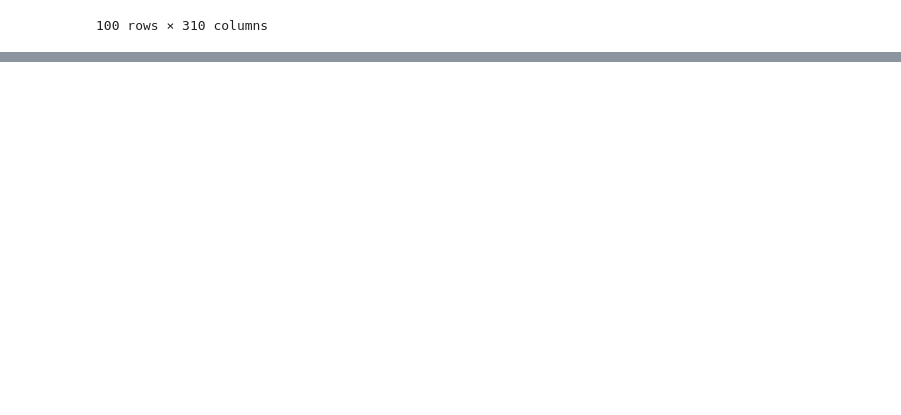
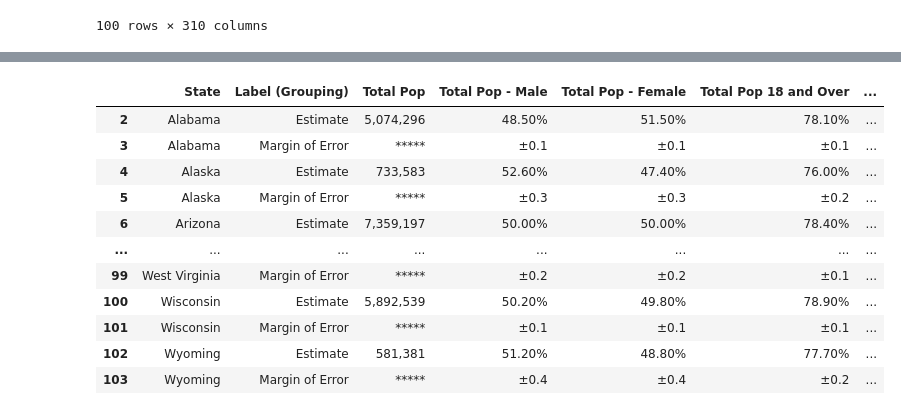
Before and after one commit to duhoang920/siads_593_milestone_1, a Jupyter notebook: main.ipynb, the cells around one changed output, grey strips where cells are left out. Saved outputs shown, nothing was run; the diff lists cells and outputs as text; code cells hidden in the pictures; blank space fills up the shorter version.

Commit message:
final census functions
added functions to finalize the data.

```diff
--- a/main.ipynb
+++ b/main.ipynb
@@ -210,9 +211,9 @@ final_col_list = [
     'SELECTED MONTHLY OWNER COSTS AS A PERCENTAGE OF HOUSEHOLD INCOME IN THE PAST 12 MONTHS!!Housing units with a mortgage (excluding units where SMOC cannot be computed)!!Less than 30 percent',
     'SELECTED MONTHLY OWNER COSTS AS A PERCENTAGE OF HOUSEHOLD INCOME IN THE PAST 12 MONTHS!!Housing units with a mortgage (excluding units where SMOC cannot be computed)!!30 percent or more'
 ]
-df_state_only_final = df_state_only_updated[final_col_list]
-display(df_state_only_final)
-print(df_state_only_final.columns)
+df_state_only_cols = df_state_only_updated[final_col_list]
+display(df_state_only_cols)
+# print(df_state_only_cols.columns)
 # %% [output]
 |  | State | Label (Grouping) | SEX AND AGE!!Total population | SEX AND AGE!!Total population!!Male | SEX AND AGE!!Total population!!Fe... | ... |
 | 2 | Alabama | Estimate | 5,074,296 | 48.50% | 51.50% | ... |
@@ -250,0 +231,80 @@ Index(['State', 'Label (Grouping)', 'SEX AND AGE!!Total population',
+# %%
+# Updating the column labels to a more friendly version.
+df_state_only_final = df_state_only_cols.rename(columns={
+    'SEX AND AGE!!Total population': 'Total Pop',
+    'SEX AND AGE!!Total population!!Male': 'Total Pop - Male',
+    'SEX AND AGE!!Total population!!Female': 'Total Pop - Female',
+    'SEX AND AGE!!Total population!!18 years and over': 'Total Pop 18 and Over',
+    'SEX AND AGE!!Total population!!18 years and over!!Male': 'Total Pop 18 and Over – Male',
+    'SEX AND AGE!!Total population!!18 years and over!!Female': 'Total Pop 18 and Over – Female',
+    'EDUCATIONAL ATTAINMENT!!Population 25 years and over': 'Pop 25 and Over - Educated',
+    'EDUCATIONAL ATTAINMENT!!Population 25 years and over!!High school graduate or higher': 'Pop 25 and Over – HS Graduate or Higher',
+    'EDUCATIONAL ATTAINMENT!!Population 25 years and over!!High school graduate or higher!!Male, high school graduate or higher': 'Pop 25 and Over – Male HS and Over',
+    'EDUCATIONAL ATTAINMENT!!Population 25 years and over!!High school graduate or higher!!Female, high school graduate or higher': 'Pop 25 and Over – Female HS and Over',
+    'VETERAN STATUS!!Civilian population 18 years and over': 'Civilian Pop 18 and Over',
+    'VETERAN STATUS!!Civilian population 18 years and over!!Civilian veteran': 'Civilian Veterans 18 and Over',
+    'EMPLOYMENT STATUS!!Population 16 years and over': 'Pop 16 and Over',
+    'EMPLOYMENT STATUS!!Population 16 years and over!!In labor force': 'Pop 16 and Over – Labor Force',
+    'EMPLOYMENT STATUS!!Population 16 years and over!!In labor force!!Civilian labor force': 'Pop 16 and Over – Civilian Labor',
+    'EMPLOYMENT STATUS!!Population 16 years and over!!In labor force!!Civilian labor force!!Employed': 'Pop 16 and Over – Employed',
+    'EMPLOYMENT STATUS!!Population 16 years and over!!In labor force!!Civilian labor force!!Unemployed': 'Pop 16 and Over – Unemployed',
+    'EMPLOYMENT STATUS!!Population 16 years and over!!In labor force!!Civilian labor force!!Unemployed!!Unemployment Rate': 'Unemployment Rate – 16 and Over',
+    'EMPLOYMENT STATUS!!Population 16 years and over!!In labor force!!Armed Forces': 'Pop 16 and Over – Armed Forces',
+    'EMPLOYMENT STATUS!!Population 16 years and over!!Not in labor force': 'Pop 16 and Over – Not in Labor Force',
+    'COMMUTING TO WORK!!Workers 16 years and over': 'Workers 16 and Over',
+    'COMMUTING TO WORK!!Workers 16 years and over!!Car, truck, or van - drove alone': 'Workers 16 and Over – Drove Alone',
+    'COMMUTING TO WORK!!Workers 16 years and over!!Car, truck, or van - carpooled': 'Workers 16 and Over – Carpooled',
+    'COMMUTING TO WORK!!Workers 16 years and over!!Public transportation (excluding taxicab)': 'Workers 16 and Over – Public Transit',
+    'COMMUTING TO WORK!!Workers 16 years and over!!Walked': 'Workers 16 and Over – Walked',
+    'COMMUTING TO WORK!!Workers 16 years and over!!Other means': 'Workers 16 and Over – Other Transport',
+    'COMMUTING TO WORK!!Workers 16 years and over!!Worked from home': 'Workers 16 and Over – Work From Home',
+    'COMMUTING TO WORK!!Workers 16 years and over!!Mean travel time to work (minutes)': 'Avg Commute Time (Min)',
+    'INCOME IN THE PAST 12 MONTHS (IN 2022 INFLATION-ADJUSTED DOLLARS)!!Households': 'Households With Income',
+    'INCOME IN THE PAST 12 MONTHS (IN 2022 INFLATION-ADJUSTED DOLLARS)!!Households!!Median household income (dollars)': 'Median Household Income',
+    'INCOME IN THE PAST 12 MONTHS (IN 2022 INFLATION-ADJUSTED DOLLARS)!!Households!!With earnings': 'Households With Earnings',
+    'INCOME IN THE PAST 12 MONTHS (IN 2022 INFLATION-ADJUSTED DOLLARS)!!Households!!With earnings!!Mean earnings (dollars)': 'Mean Household Earnings',
+    'INCOME IN THE PAST 12 MONTHS (IN 2022 INFLATION-ADJUSTED DOLLARS)!!Households!!With Social Security income': 'Households With Social Security Income',
+    'INCOME IN THE PAST 12 MONTHS (IN 2022 INFLATION-ADJUSTED DOLLARS)!!Households!!With Social Security income!!Mean Social Security income (dollars)': 'Mean Social Security Income',
+    'INCOME IN THE PAST 12 MONTHS (IN 2022 INFLATION-ADJUSTED DOLLARS)!!Households!!With Supplemental Security Income': 'Households With Suppliemental Security Income',
+    'INCOME IN THE PAST 12 MONTHS (IN 2022 INFLATION-ADJUSTED DOLLARS)!!Households!!With Supplemental Security Income!!Mean Supplemental Security Income (dollars)': 'Mean Suppliemental Security Income',
+    'INCOME IN THE PAST 12 MONTHS (IN 2022 INFLATION-ADJUSTED DOLLARS)!!Households!!With cash public assistance income': 'Households With Cash Assistance',
+    'INCOME IN THE PAST 12 MONTHS (IN 2022 INFLATION-ADJUSTED DOLLARS)!!Households!!With cash public assistance income!!Mean cash public assistance income (dollars)': 'Mean Cash Assistance Income',
+    'INCOME IN THE PAST 12 MONTHS (IN 2022 INFLATION-ADJUSTED DOLLARS)!!Households!!With retirement income': 'Households With Retirement Income',
+    'INCOME IN THE PAST 12 MONTHS (IN 2022 INFLATION-ADJUSTED DOLLARS)!!Households!!With retirement income!!Mean retirement income (dollars)': 'Mean Retirement Income',
+    'INCOME IN THE PAST 12 MONTHS (IN 2022 INFLATION-ADJUSTED DOLLARS)!!Households!!With Food Stamp/SNAP benefits': 'Households With SNAP',
+    'INCOME IN THE PAST 12 MONTHS (IN 2022 INFLATION-ADJUSTED DOLLARS)!!Individuals': 'Individuals With Income',
+    'INCOME IN THE PAST 12 MONTHS (IN 2022 INFLATION-ADJUSTED DOLLARS)!!Individuals!!Per capita income (dollars)': 'Per Capita Income',
+    'INCOME IN THE PAST 12 MONTHS (IN 2022 INFLATION-ADJUSTED DOLLARS)!!Individuals!!With earnings for full-time, year-round workers:!!Male': 'FTYR Workers – Male',
+    'INCOME IN THE PAST 12 MONTHS (IN 2022 INFLATION-ADJUSTED DOLLARS)!!Individuals!!With earnings for full-time, year-round workers:!!Female': 'FTYR Workers – Female',
+    # 'INCOME IN THE PAST 12 MONTHS (IN 2022 INFLATION-ADJUSTED DOLLARS)!!Individuals!!Mean earnings (dollars) for full-time, year-round workers:!!Male'': 'Mean Earnings – FTYR Male',
+    # 'INCOME IN THE PAST 12 MONTHS (IN 2022 INFLATION-ADJUSTED DOLLARS)!!Individuals!!Mean earnings (dollars) for full-time, year-round workers:!!Female': 'Mean Earnings – FTYR Female',
+    'INCOME IN THE PAST 12 MONTHS (IN 2022 INFLATION-ADJUSTED DOLLARS)!!Individuals!!Median earnings (dollars) full-time, year-round workers:!!Male': 'Median Earnings – FTYR Male',
+    'INCOME IN THE PAST 12 MONTHS (IN 2022 INFLATION-ADJUSTED DOLLARS)!!Individuals!!Median earnings (dollars) full-time, year-round workers:!!Female': 'Median Earnings – FTYR Female',
+    'HEALTH INSURANCE COVERAGE!!Civilian noninstitutionalized population': 'Civilian Noninstitutionalized Pop',
+    'HEALTH INSURANCE COVERAGE!!Civilian noninstitutionalized population!!With private health insurance': 'Pop With Private Health Insurance',
+    'HEALTH INSURANCE COVERAGE!!Civilian noninstitutionalized population!!With public coverage': 'Pop With Public Health Insurance',
+    'HEALTH INSURANCE COVERAGE!!Civilian noninstitutionalized population!!No health insurance coverage': 'Pop Uninsured',
+    'POVERTY RATES FOR FAMILIES AND PEOPLE FOR WHOM POVERTY STATUS IS DETERMINED!!All people!!18 years and over': 'Pop 18 and Over Below Poverty',
+    'VEHICLES AVAILABLE!!Occupied housing units': 'Occupied Housing Units',
+    'VEHICLES AVAILABLE!!Occupied housing units!!None': 'Households With No Vehicles',
+    'VEHICLES AVAILABLE!!Occupied housing units!!1 or more': 'Households With 1 and Over Vehicles',
+    'SELECTED MONTHLY OWNER COSTS AS A PERCENTAGE OF HOUSEHOLD INCOME IN THE PAST 12 MONTHS!!Housing units with a mortgage (excluding units where SMOC cannot be computed)': 'Owner-Occupied With Mortgage',
+    'SELECTED MONTHLY OWNER COSTS AS A PERCENTAGE OF HOUSEHOLD INCOME IN THE PAST 12 MONTHS!!Housing units with a mortgage (excluding units where SMOC cannot be computed)!!Less than 30 percent': 'Mortgage Costs less than 30 percent Income',
+    'SELECTED MONTHLY OWNER COSTS AS A PERCENTAGE OF HOUSEHOLD INCOME IN THE PAST 12 MONTHS!!Housing units with a mortgage (excluding units where SMOC cannot be computed)!!30 percent or more': 'Mortgage Costs 30 precent or more of Income'
+    }
+)
+
+display(df_state_only_final)
+# %% [output]
+|  | State | Label (Grouping) | Total Pop | Total Pop - Male | Total Pop - Female | Total Pop 18 and Over | ... |
+| 2 | Alabama | Estimate | 5,074,296 | 48.50% | 51.50% | 78.10% | ... |
+| 3 | Alabama | Margin of Error | ***** | ±0.1 | ±0.1 | ±0.1 | ... |
+| 4 | Alaska | Estimate | 733,583 | 52.60% | 47.40% | 76.00% | ... |
+| 5 | Alaska | Margin of Error | ***** | ±0.3 | ±0.3 | ±0.2 | ... |
+| 6 | Arizona | Estimate | 7,359,197 | 50.00% | 50.00% | 78.40% | ... |
+| ... | ... | ... | ... | ... | ... | ... | ... |
+| 99 | West Virginia | Margin of Error | ***** | ±0.2 | ±0.2 | ±0.1 | ... |
+| 100 | Wisconsin | Estimate | 5,892,539 | 50.20% | 49.80% | 78.90% | ... |
+| 101 | Wisconsin | Margin of Error | ***** | ±0.1 | ±0.1 | ±0.1 | ... |
+| 102 | Wyoming | Estimate | 581,381 | 51.20% | 48.80% | 77.70% | ... |
+| 103 | Wyoming | Margin of Error | ***** | ±0.4 | ±0.4 | ±0.2 | ... |
```
Also changed, not shown: parts of 10 cells of this notebook, 1 other file.
